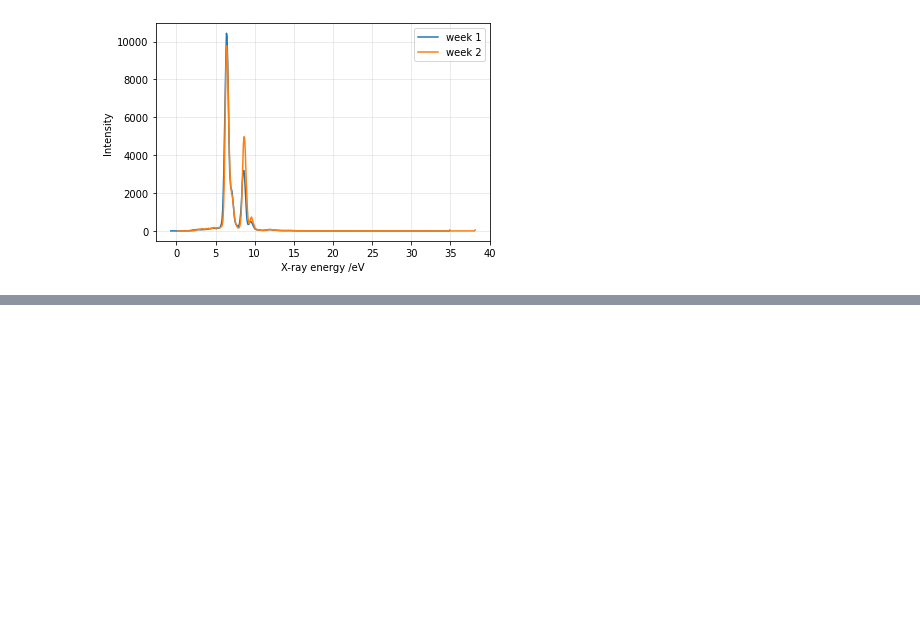
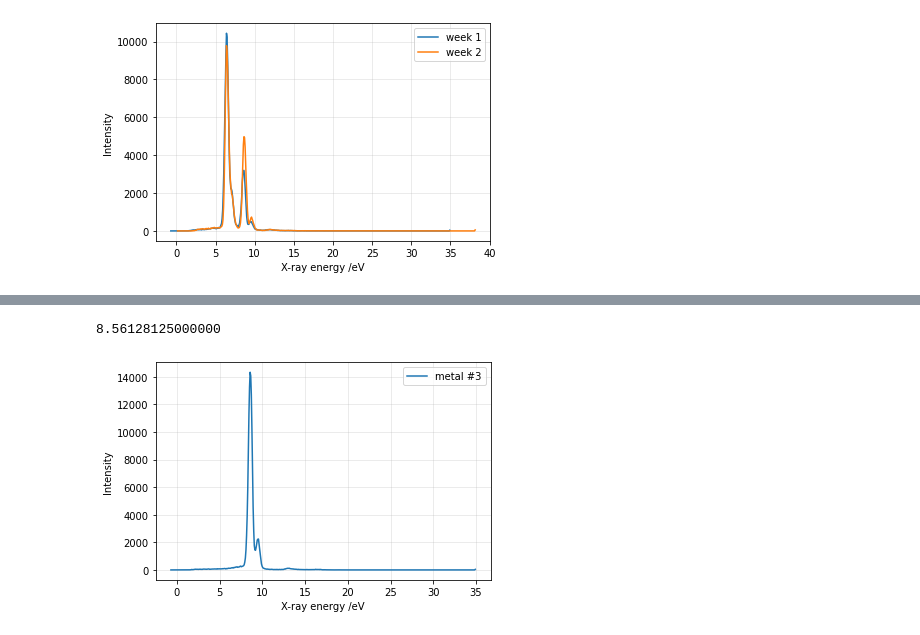
Before and after one commit to declan-healy/x-ray-fluorescence, a Jupyter notebook: Experiment_A2_X_ray_fluorescence.ipynb, the cells around one changed output, grey strips where cells are left out. Saved outputs shown, nothing was run; the diff lists cells and outputs as text; code cells hidden in the pictures; blank space fills up the shorter version.

```diff
--- a/Experiment_A2_X_ray_fluorescence.ipynb
+++ b/Experiment_A2_X_ray_fluorescence.ipynb
@@ -173,2 +184,19 @@ plt.plot(x_axis_w1,w1_n4)
+# %%
+#elements (week 1)
+
+#plt.plot(x_axis_w1,w1_n2, label = 'metal #1')
+#plt.plot(x_axis_w1,w1_n3, label = 'metal #2')
+plt.plot(x_axis_w1,w1_n4, label = 'metal #3')
+
+print(w1_df.iloc[w1_df.iloc[:,4].idxmax(),0])
+
+#graph stuff
+plt.xlabel('X-ray energy /eV')
+plt.ylabel('Intensity')
+plt.legend()
+plt.grid(alpha = 0.3)
+# %% [output]
+8.56128125000000
+[figure, added]
 # %%
 #coins (week 2)
```
Also changed, not shown: parts of 5 cells of this notebook.
